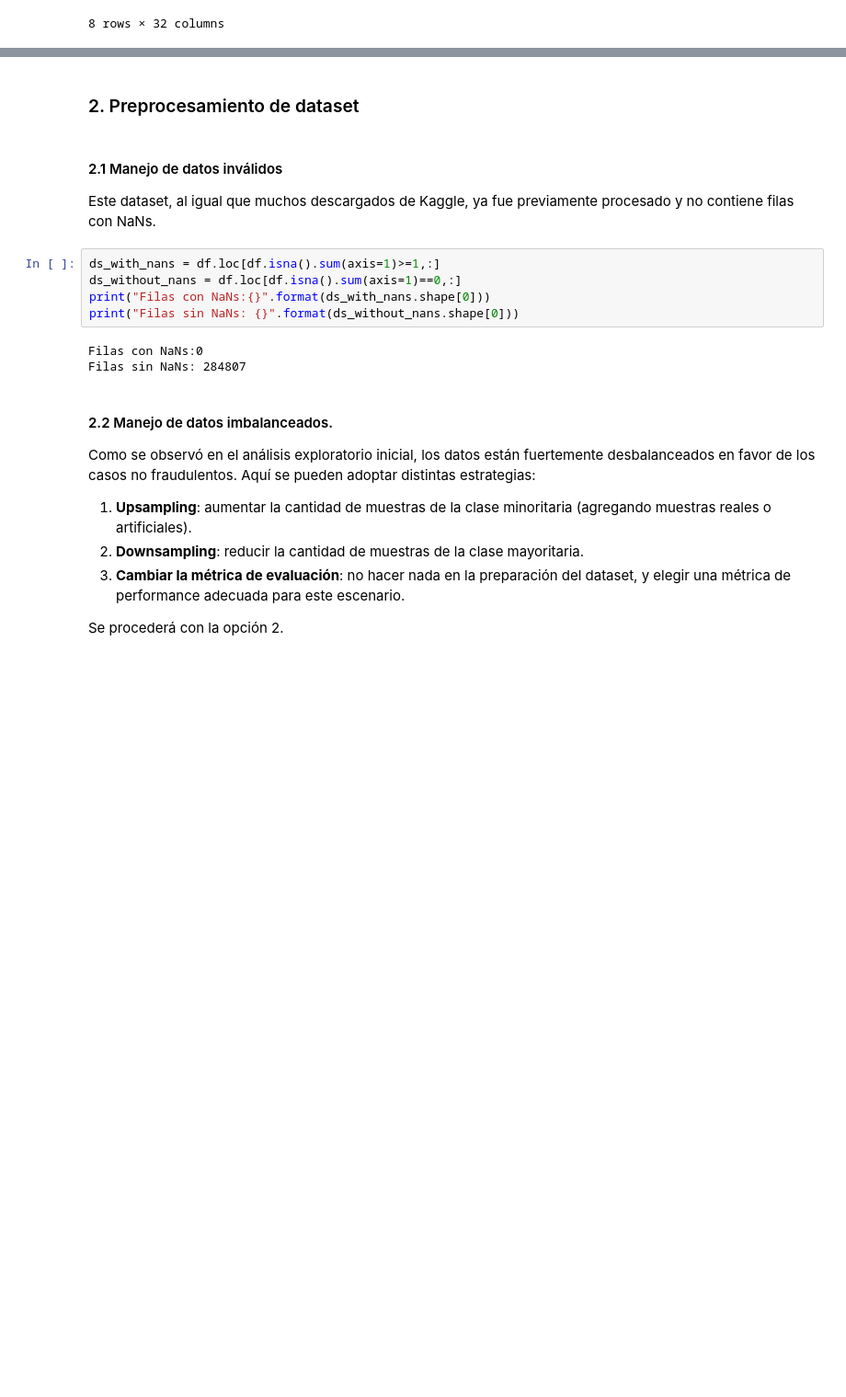
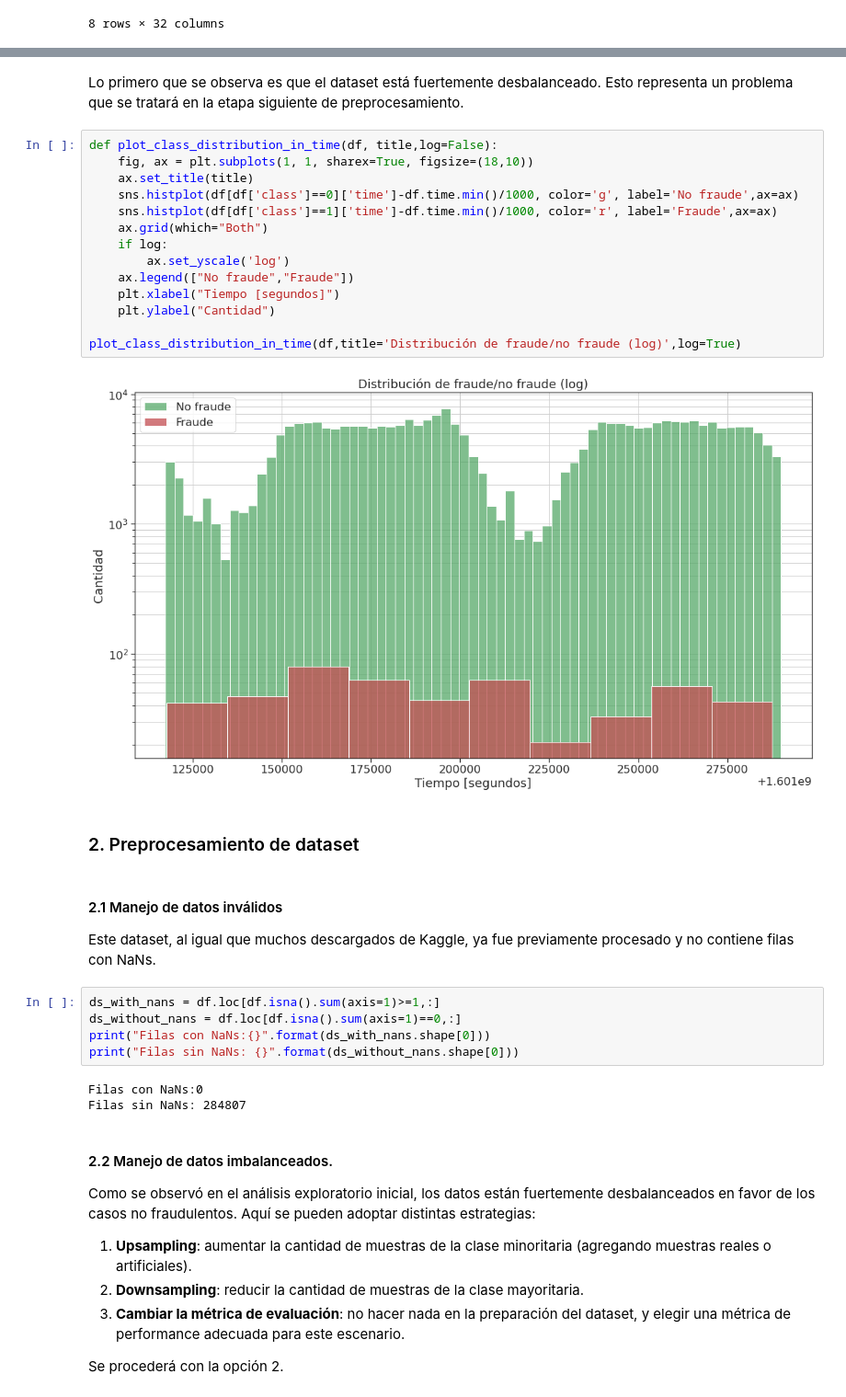
Before and after one commit to nhorro/ceai2020, a Jupyter notebook: machine_learning_1/trabajo_integrador/notebooks/02 - Model Development.ipynb, the cells around one changed output, grey strips where cells are left out. Shown at 92% size. Cells and saved outputs as stored; diff of their text form; blank space fills up the shorter version.

```diff
--- a/machine_learning_1/trabajo_integrador/notebooks/02 - Model Development.ipynb
+++ b/machine_learning_1/trabajo_integrador/notebooks/02 - Model Development.ipynb
@@ -134,3 +145,21 @@ Name: class, dtype: int64
+# %% [markdown]
+Lo primero que se observa es que el dataset está fuertemente desbalanceado. Esto representa un problema que se tratará en la etapa siguiente de preprocesamiento.
+# %%
+def plot_class_distribution_in_time(df, title,log=False):
+    fig, ax = plt.subplots(1, 1, sharex=True, figsize=(18,10))
+    ax.set_title(title)
+    sns.histplot(df[df['class']==0]['time']-df.time.min()/1000, color='g', label='No fraude',ax=ax)
+    sns.histplot(df[df['class']==1]['time']-df.time.min()/1000, color='r', label='Fraude',ax=ax)
+    ax.grid(which="Both")
+    if log:
+        ax.set_yscale('log')
+    ax.legend(["No fraude","Fraude"])
+    plt.xlabel("Tiempo [segundos]")
+    plt.ylabel("Cantidad")
+
+plot_class_distribution_in_time(df,title='Distribución de fraude/no fraude (log)',log=True)
+# %% [output]
+[figure, added]
 # %% [markdown]
 ### 2. Preprocesamiento de dataset
 # %% [markdown]
```
Also changed, not shown: parts of 34 cells of this notebook, 5 other files.
